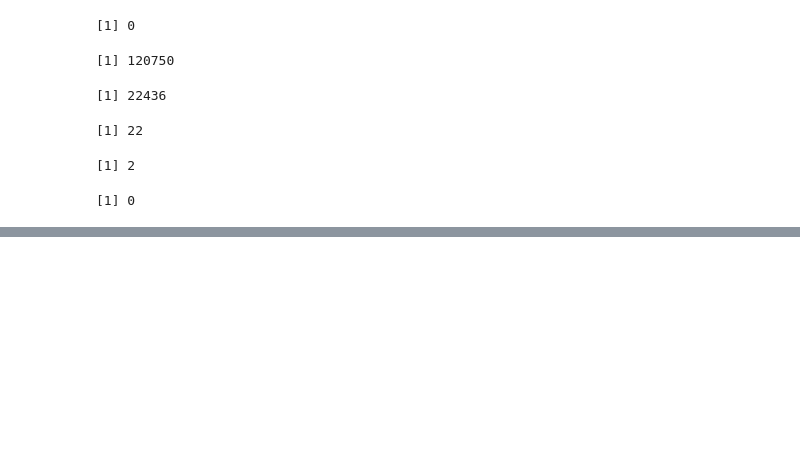
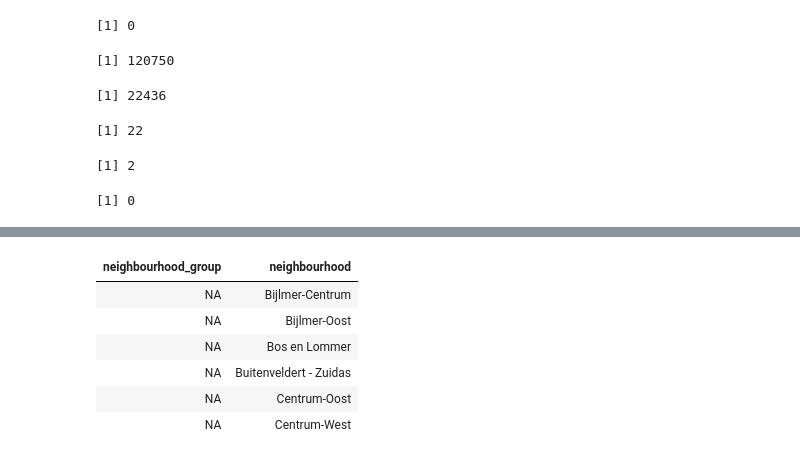
Before and after one commit to jengsen/Airbnb-R, a Jupyter notebook: PROJET R.ipynb, the cells around one changed output, grey strips where cells are left out. Drawn from its saved outputs; the diff is of its cells as text; code cells hidden in the pictures; blank space fills up the shorter version.

```diff
--- a/PROJET R.ipynb
+++ b/PROJET R.ipynb
@@ -39,0 +132,10 @@ teacher <- read.csv('donation/Teachers.csv')
+# %%
+head(neighbourhoods)
+# %% [output]
+| neighbourhood_group | neighbourhood |
+| NA | Bijlmer-Centrum |
+| NA | Bijlmer-Oost |
+| NA | Bos en Lommer |
+| NA | Buitenveldert - Zuidas |
+| NA | Centrum-Oost |
+| NA | Centrum-West |
```
Also changed, not shown: parts of 28 cells of this notebook.
